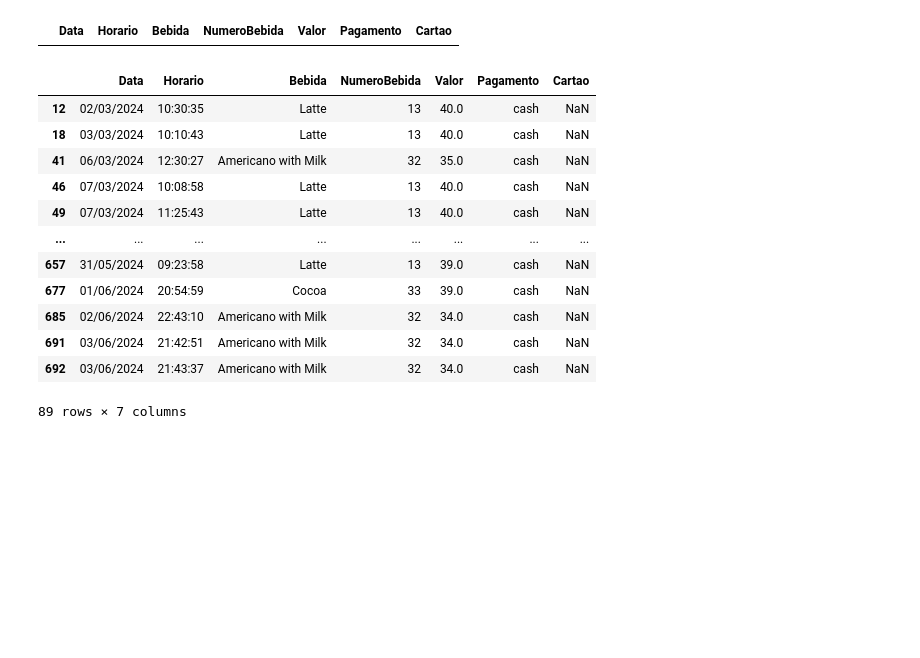
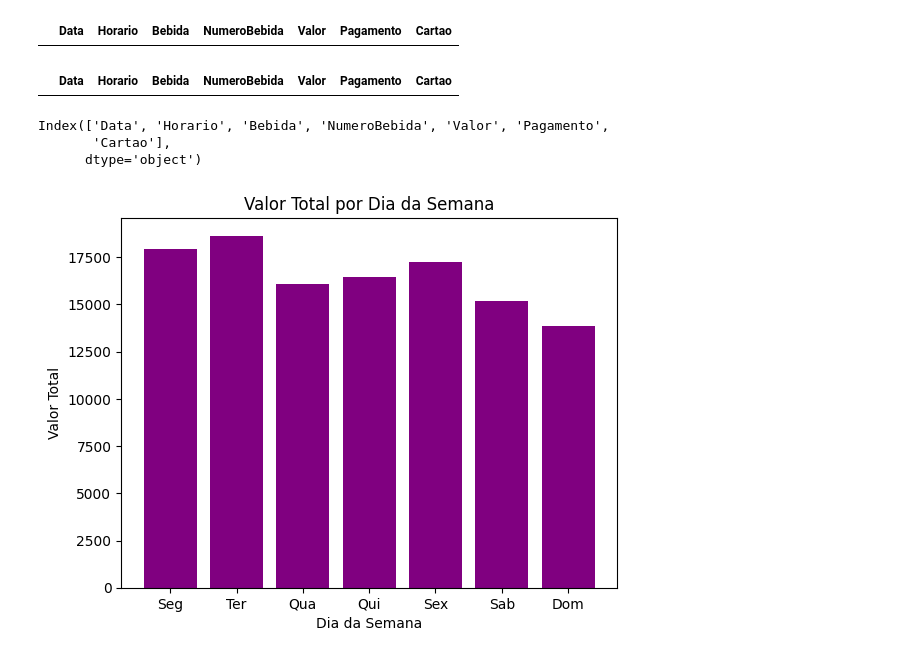
Before and after one commit to Lasnine/IA, a Jupyter notebook: Data/asteristico.ipynb, the cells around one changed output. Cells and saved outputs as stored; diff of their text form; code cells hidden in the pictures; blank space fills up the shorter version.

```diff
--- a/Data/asteristico.ipynb
+++ b/Data/asteristico.ipynb
@@ -94,20 +94,8 @@ value
 # %% [output]
 |  | Data | Horario | Bebida | NumeroBebida | Valor | Pagamento | Cartao |
 # %%
-value = df[(df['Cartao'].isna())]
+value = df[(df['Cartao']=="Money")]
 value = value[(value['Pagamento']=="cash")]
 value
 # %% [output]
 |  | Data | Horario | Bebida | NumeroBebida | Valor | Pagamento | Cartao |
-| 12 | 02/03/2024 | 10:30:35 | Latte | 13 | 40.0 | cash | NaN |
-| 18 | 03/03/2024 | 10:10:43 | Latte | 13 | 40.0 | cash | NaN |
-| 41 | 06/03/2024 | 12:30:27 | Americano with Milk | 32 | 35.0 | cash | NaN |
-| 46 | 07/03/2024 | 10:08:58 | Latte | 13 | 40.0 | cash | NaN |
-| 49 | 07/03/2024 | 11:25:43 | Latte | 13 | 40.0 | cash | NaN |
-| ... | ... | ... | ... | ... | ... | ... | ... |
-| 657 | 31/05/2024 | 09:23:58 | Latte | 13 | 39.0 | cash | NaN |
-| 677 | 01/06/2024 | 20:54:59 | Cocoa | 33 | 39.0 | cash | NaN |
-| 685 | 02/06/2024 | 22:43:10 | Americano with Milk | 32 | 34.0 | cash | NaN |
-| 691 | 03/06/2024 | 21:42:51 | Americano with Milk | 32 | 34.0 | cash | NaN |
-| 692 | 03/06/2024 | 21:43:37 | Americano with Milk | 32 | 34.0 | cash | NaN |
-89 rows × 7 columns
@@ -113,0 +104,31 @@ value
+# %%
+df.columns
+# %% [output]
+Index(['Data', 'Horario', 'Bebida', 'NumeroBebida', 'Valor', 'Pagamento',
+       'Cartao'],
+      dtype='object')
+# %%
+df['Data'] = pd.to_datetime(df['Data'], dayfirst=True)
+df['DiaSemana'] = df['Data'].dt.day_name()
+g = df.groupby('DiaSemana').agg({'Valor': 'sum'}).reset_index()
+dias = {
+    'Monday': 'Seg',
+    'Tuesday': 'Ter',
+    'Wednesday': 'Qua',
+    'Thursday': 'Qui',
+    'Friday': 'Sex',
+    'Saturday': 'Sab',
+    'Sunday': 'Dom'
+}
+g['DiaSemana'] = g['DiaSemana'].map(dias)
+ordenados = ['Seg', 'Ter', 'Qua', 'Qui', 'Sex', 'Sab', 'Dom']
+g['DiaSemana'] = pd.Categorical(g['DiaSemana'], categories=ordenados, ordered=True)
+g = g.sort_values('DiaSemana')
+
+plt.bar(g['DiaSemana'], g['Valor'], color='purple')
+plt.xlabel('Dia da Semana')
+plt.ylabel('Valor Total')
+plt.title('Valor Total por Dia da Semana')
+plt.show()
+# %% [output]
+[figure, added]
```
Also changed, not shown: parts of 15 cells of this notebook.
